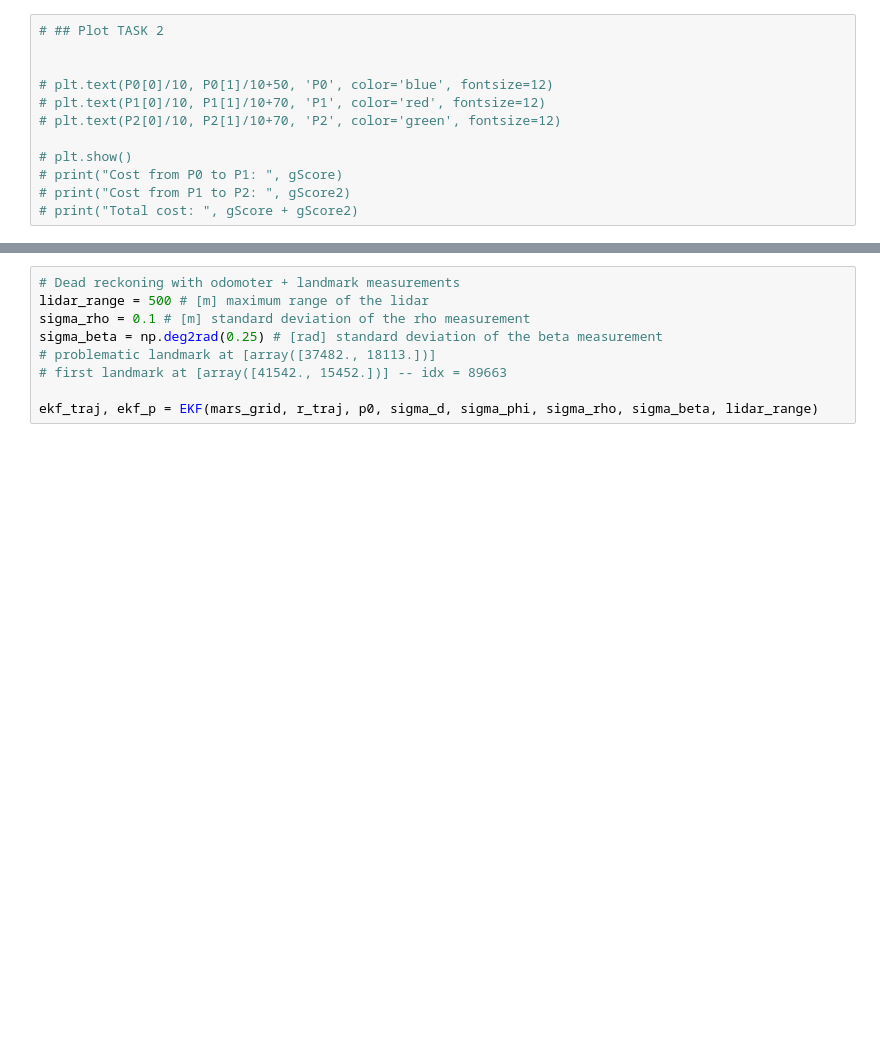
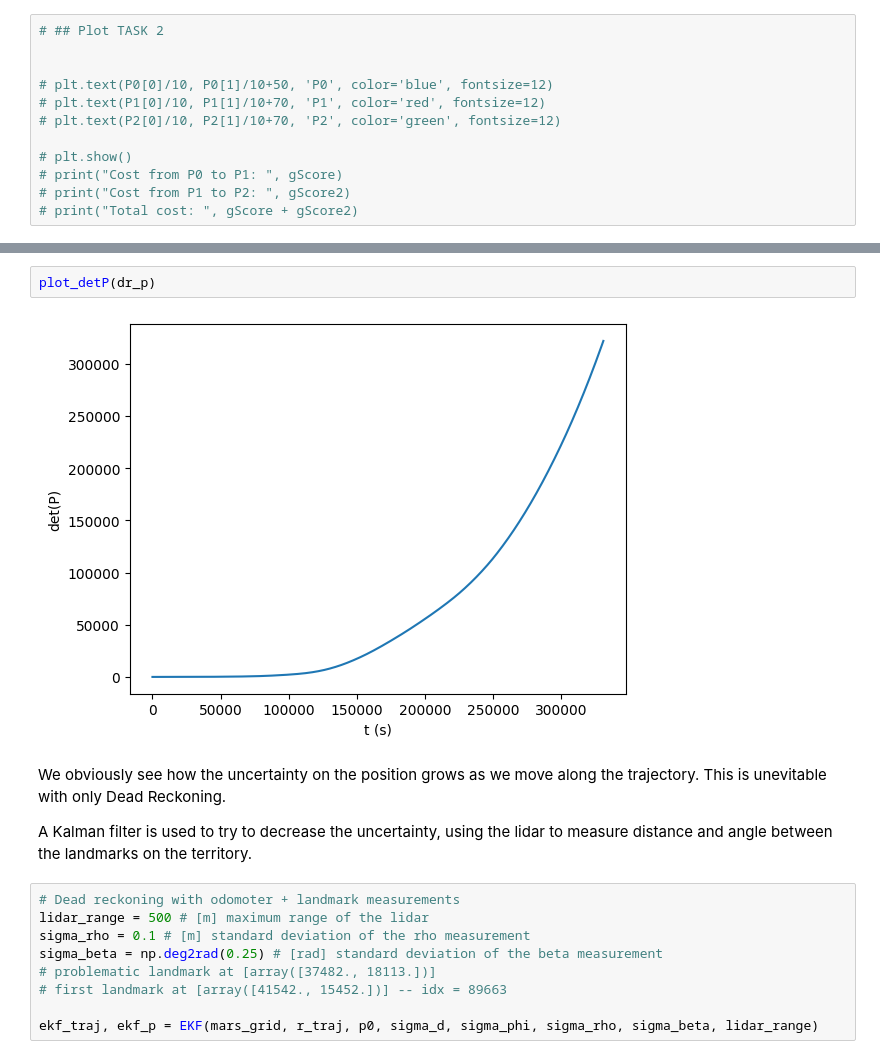
Before and after one commit to Meoli96/Robotic-pathfinding, a Jupyter notebook: main.ipynb, the cells around one changed output, grey strips where cells are left out. Drawn from its saved outputs; the diff is of its cells as text; blank space fills up the shorter version.

```diff
--- a/main.ipynb
+++ b/main.ipynb
@@ -341,3 +355,11 @@ plt.show()
+# %%
+plot_detP(dr_p)
+# %% [output]
+[figure, added]
+# %% [markdown]
+We obviously see how the uncertainty on the position grows as we move along the trajectory. This is unevitable with only Dead Reckoning.
+
+A Kalman filter is used to try to decrease the uncertainty, using the lidar to measure distance and angle between the landmarks on the territory.
 # %%
 # Dead reckoning with odomoter + landmark measurements
 lidar_range = 500 # [m] maximum range of the lidar
```
Also changed, not shown: parts of 26 cells of this notebook, 2 other files.
